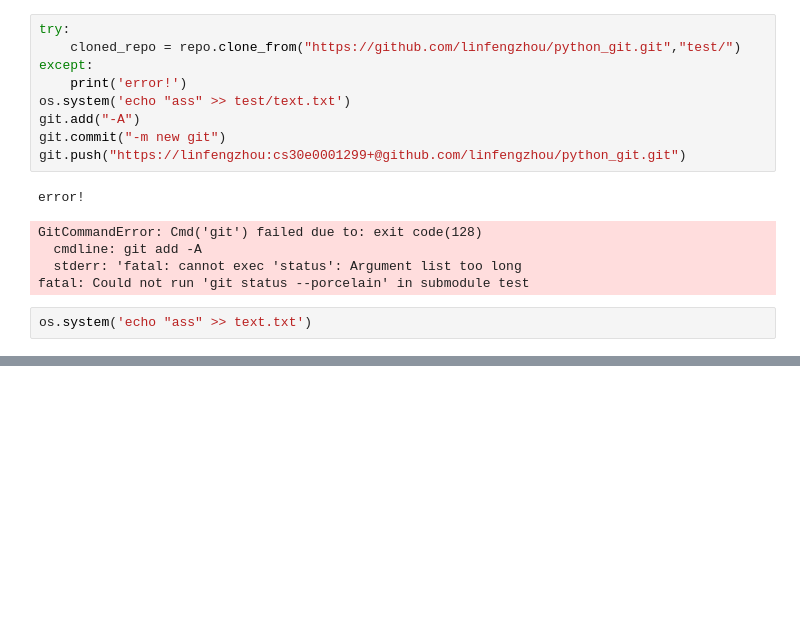
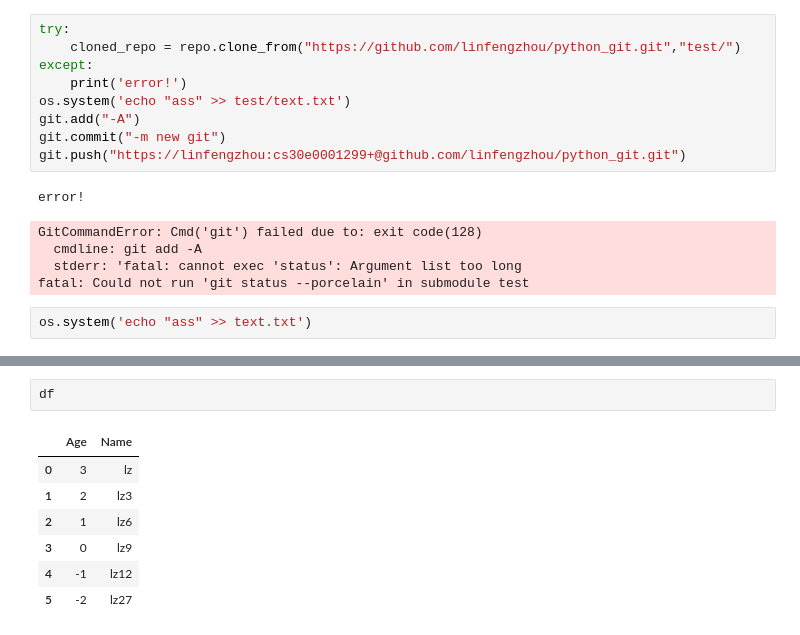
Before and after one commit to linfengzhou/python_git, a Jupyter notebook: Untitled.ipynb, the cells around one changed output, grey strips where cells are left out. Drawn from its saved outputs; the diff is of its cells as text; blank space fills up the shorter version.

```diff
--- a/Untitled.ipynb
+++ b/Untitled.ipynb
@@ -67,0 +77,10 @@ git.push("https://linfengzhou:cs30e0001299+@github.com/linfengzhou/python_git.gi
+# %%
+df
+# %% [output]
+|  | Age | Name |
+| 0 | 3 | lz |
+| 1 | 2 | lz3 |
+| 2 | 1 | lz6 |
+| 3 | 0 | lz9 |
+| 4 | -1 | lz12 |
+| 5 | -2 | lz27 |
```
Also changed, not shown: parts of 14 cells of this notebook, 6 other files.
